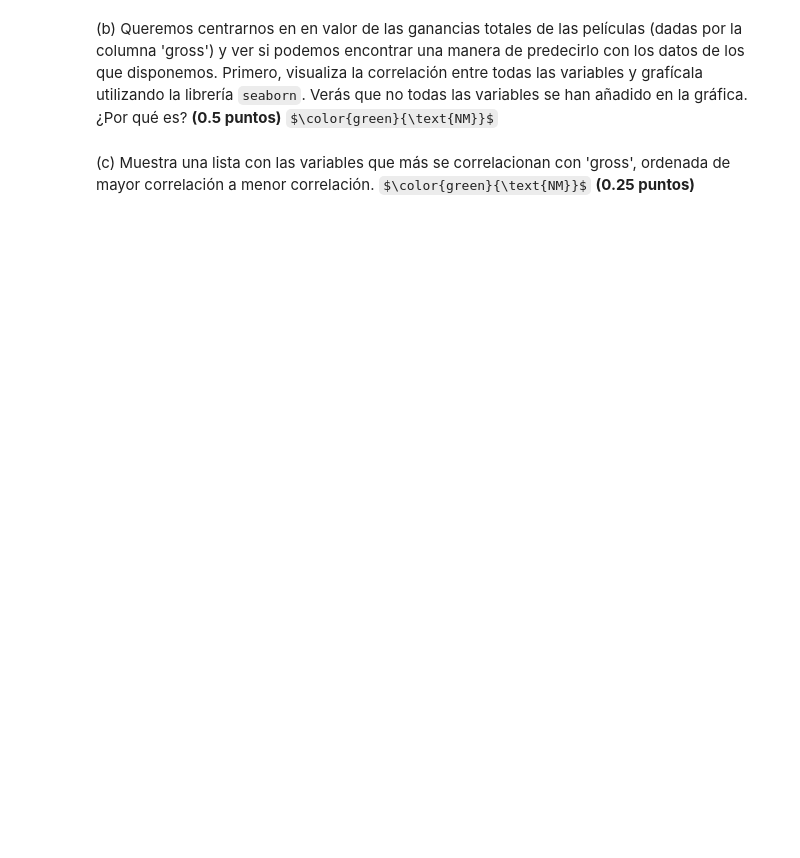
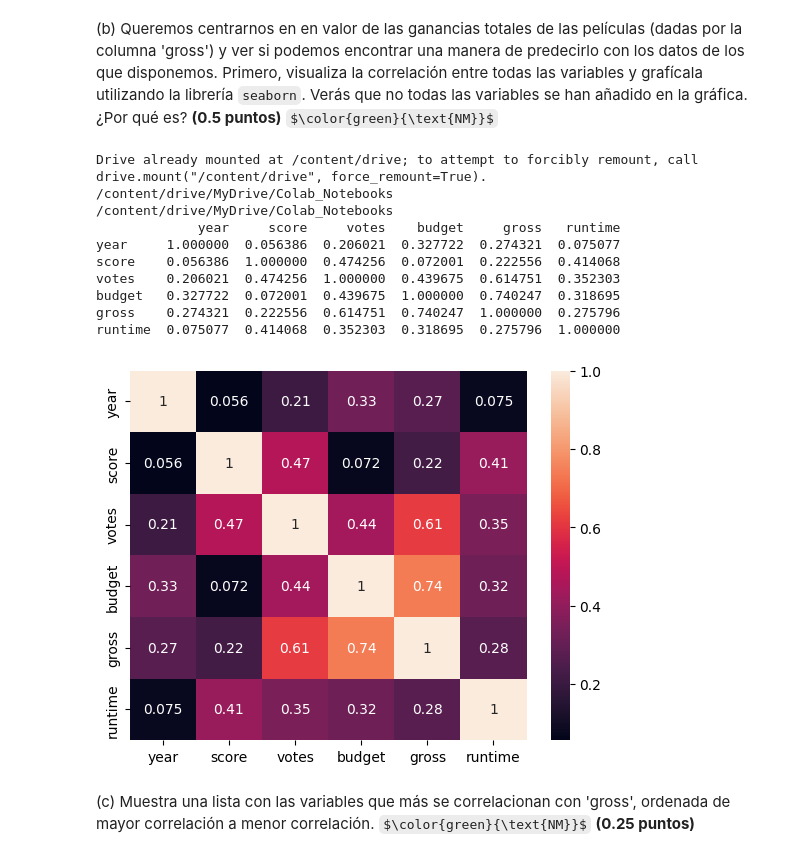
Before and after one commit to bvillenap7/Fundamentos_Data_Science_UOC_PEC7, a Jupyter notebook: prog_datasci_7_analisis_entrega.ipynb, the cells around one changed output. Cells and saved outputs as stored; diff of their text form; code cells hidden in the pictures; some formulas as TeX source; blank space fills up the shorter version.

```diff
--- a/prog_datasci_7_analisis_entrega.ipynb
+++ b/prog_datasci_7_analisis_entrega.ipynb
@@ -226,2 +1998,55 @@ A continuación vamos a cambiar a un dataset mucho más grande con más películ
+# %%
+# Respuesta
+#Fuentes consultadas: delftstack.com
+
+#Reutilizamos código anterior
+from google.colab import drive
+drive.mount('/content/drive')
+%cd /content/drive/MyDrive/Colab_Notebooks
+!pwd
+
+import pandas as pd
+import numpy as np
+
+datalong_movies = pd.read_csv("prog_datasci_7/data/movies_long.csv")
+
+def any_is_null(x):
+    return sum(pd.isnull(x))
+
+fila_nan = datalong_movies[datalong_movies.isnull().any(1)]
+datalong_movies = datalong_movies.dropna(how='any')
+
+#importamos librería seaborn y matplotlib
+import seaborn as sns
+import matplotlib.pyplot as plt
+
+#Calculamos la correlación entre todas las variables usando el método pearson (
+#prueba que mide la relación estadística entre dos variables continuas, puede
+#tomar un rango de valores de +1 a -1)
+correlacion = datalong_movies.corr(method='pearson')
+print(correlacion)
+print()
+
+#Observamos que no todas las variables han sido añadidas a correlación, esto
+#se debe a que sólo se tienen en cuenta aquellas variables que sean numéricas.
+#Por lo tanto, en la gráfica sólo saldrán aquellas variables que son
+# numéricas.
+
+#Graficamos los datos de correlacion usando la librearía seaborn
+plt.plot()
+sns.heatmap(correlacion, annot=True)
+plt.show()
+# %% [output]
+Drive already mounted at /content/drive; to attempt to forcibly remount, call drive.mount("/content/drive", force_remount=True).
+/content/drive/MyDrive/Colab_Notebooks
+/content/drive/MyDrive/Colab_Notebooks
+             year     score     votes    budget     gross   runtime
+year     1.000000  0.056386  0.206021  0.327722  0.274321  0.075077
+score    0.056386  1.000000  0.474256  0.072001  0.222556  0.414068
+votes    0.206021  0.474256  1.000000  0.439675  0.614751  0.352303
+budget   0.327722  0.072001  0.439675  1.000000  0.740247  0.318695
+gross    0.274321  0.222556  0.614751  0.740247  1.000000  0.275796
+runtime  0.075077  0.414068  0.352303  0.318695  0.275796  1.000000
+[figure, added]
 # %% [markdown]
 (c) Muestra una lista con las variables que más se correlacionan con 'gross', ordenada de mayor correlación a menor correlación.   $\color{green}{\text{NM}}$ **(0.25 puntos)**
```
Also changed, not shown: parts of 52 cells of this notebook, 4 other files.
